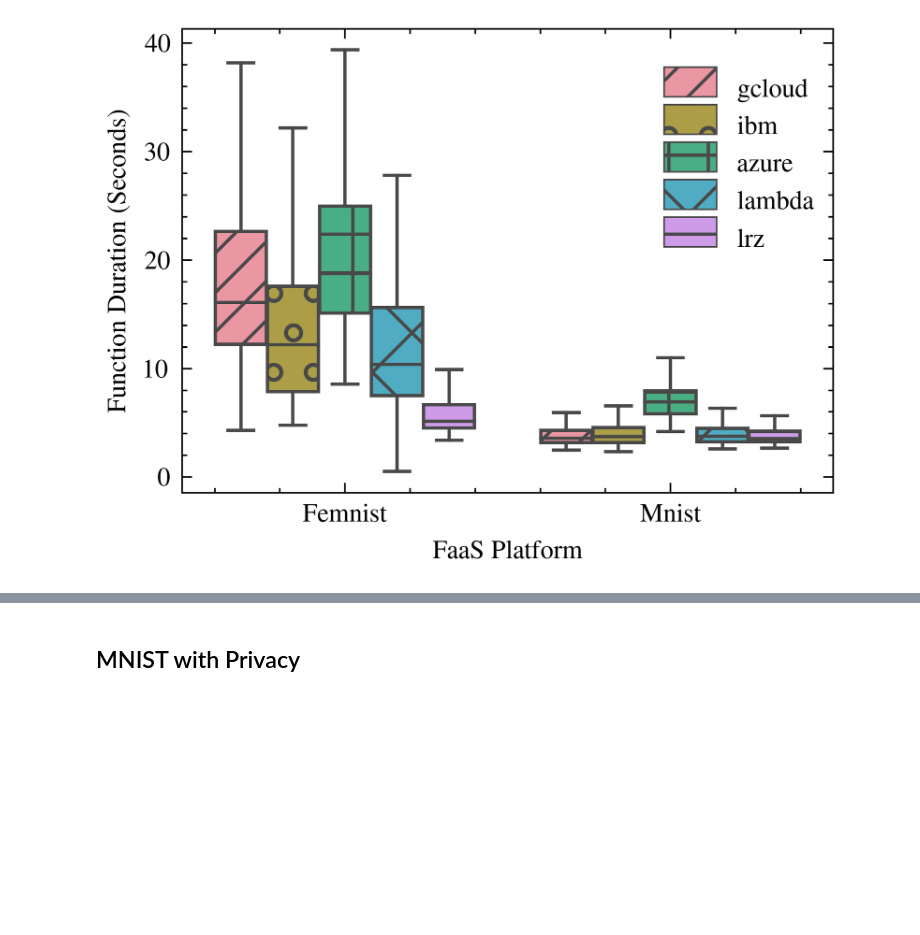
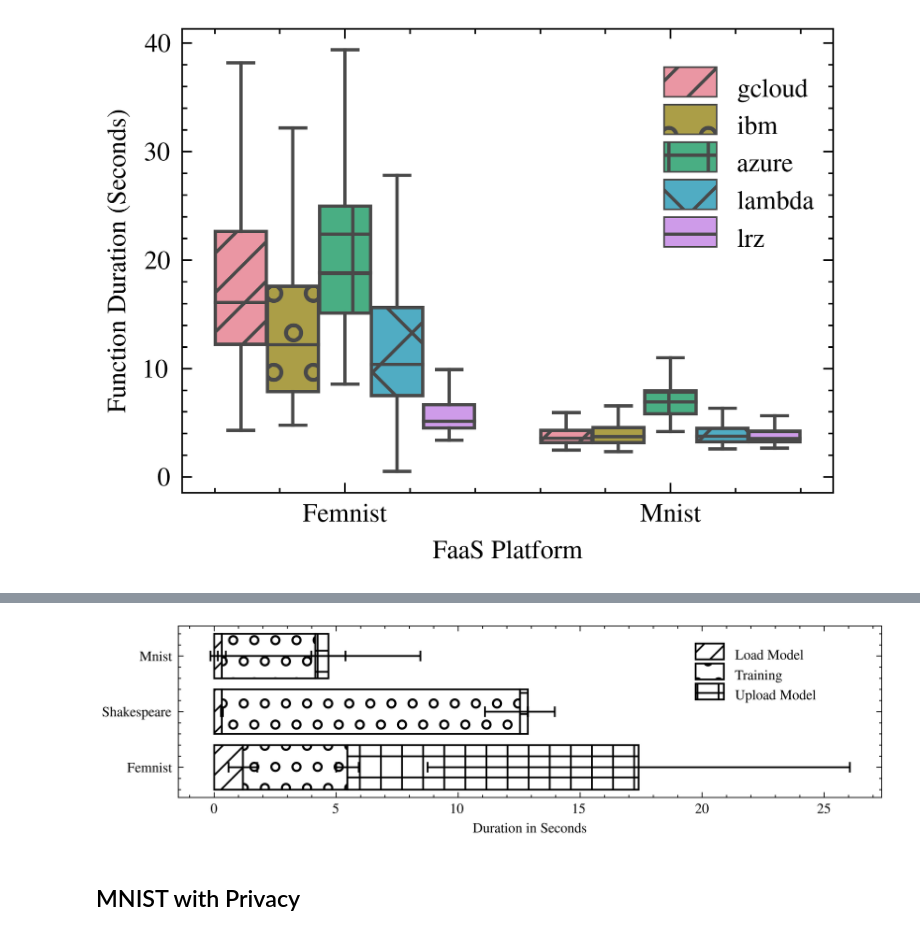
Before and after one commit to Serverless-Federated-Learning/FedLesScan, a Jupyter notebook: experiments/fedless-analysis.ipynb, the cells around one changed output, grey strips where cells are left out. Saved outputs shown, nothing was run; the diff lists cells and outputs as text; code cells hidden in the pictures; blank space fills up the shorter version.

Commit message:
plot update

```diff
--- a/experiments/fedless-analysis.ipynb
+++ b/experiments/fedless-analysis.ipynb
@@ -31,5 +31,6 @@ plt.style.use(['science', 'bright', 'ieee'])
 # %%
 flower_df = process_flower_logs(FLOWER_LOGS_DIR)
 fedkeeper_df, fedkeeper_clients_df = read_fedless_logs(f"{ROOT_OUT_DIR}/fedkeeper*-*-*-*-*-*-*")
-fedless_df, fedless_clients_df = read_fedless_logs(f"{ROOT_OUT_DIR}/fedless-[!d]*-*-*-*-*-*", ignore_dp=True) # [!d] ignores DP experiments
+fedless_df, fedless_clients_df = read_fedless_logs(f"{ROOT_OUT_DIR}/fedless-[!df]*-*-*-*-*-*", ignore_dp=True) # [!d] ignores DP experiments
 fedless_dp_df, fedless_dp_clients_df = read_fedless_logs(f"{ROOT_OUT_DIR}/fedless-dp-*", ignore_dp=False)
+fedless_flower_df, fedless_flower_clients_df = read_fedless_logs(f"{ROOT_OUT_DIR}/fedless-flower-*", ignore_flower=False)
@@ -368,0 +478,78 @@ fig.savefig(PLOT_OUTPUT_DIR / f"fedless-platforms-durations.pdf", bbox_inches ='
+# %%
+df_ = fl_timing_details_df
+
+grouped_df = df_.groupby(["model"]) # "model",
+grouped_mean = grouped_df.mean()
+grouped_std = grouped_df.std()
+grouped_mean_femnist = grouped_mean.loc["femnist"]
+grouped_std_femnist = grouped_std.loc["femnist"]
+grouped_mean_shakespeare = grouped_mean.loc["shakespeare"]
+grouped_std_shakespeare = grouped_std.loc["shakespeare"]
+grouped_mean_mnist = grouped_mean.loc["mnist"]
+grouped_std_mnist = grouped_std.loc["mnist"]
+
+
+plt.clf()
+fig, ax = plt.subplots(figsize=(7.167, 7.167 / 4)) #, figsize=(12, 10))# plot bars
+
+y = np.arange(0, len(grouped_df))
+
+left_fm, left_sh, left_mn = None, None, None
+events = ["load-model", "training", "store-model"]
+event_names = ["Load Model", "Training", "Upload Model"]
+colors = ["tab:blue", "tab:green", "tab:red", "tab:purple", "tab:orange"]
+hatches = itertools.cycle(['//', 'o', '+', 'x', '-', '.', 'x', '\\', '', '', 'O', '.'])
+for event, event_name, color in zip(events, event_names, colors):
+    hatch = next(hatches)
+    vals_fm = grouped_mean_femnist[event]
+    ax.barh(
+        y=0,
+        width=vals_fm,
+        xerr=grouped_std_femnist[event],
+        label=event_name,
+        left=left_fm,
+        color=color,
+        hatch=hatch,
+        fill=False,
+        capsize=3.0
+    )
+    left_fm = left_fm or 0
+    left_fm += vals_fm
+
+    vals_sh = grouped_mean_shakespeare[event]
+    ax.barh(
+        y=1,
+        width=vals_sh,
+        xerr=grouped_std_shakespeare[event],
+        left=left_sh,
+        color=color,
+        hatch=hatch,
+        fill=False,
+        capsize=3.0
+    )
+    left_sh = left_sh or 0
+    left_sh += vals_sh
+
+    vals_mn = grouped_mean_mnist[event]
+    ax.barh(
+        y=2,
+        width=vals_mn,
+        xerr=grouped_std_mnist[event],
+        left=left_mn,
+        color=color,
+        hatch=hatch,
+        fill=False,
+        capsize=3.0
+    )
+    left_mn = left_mn or 0
+    left_mn += vals_mn
+
+ax.set_yticks([0, 1, 2])
+ax.set_yticklabels(["Femnist", "Shakespeare", "Mnist"])
+ax.set_xscale('linear')
+ax.set_xlabel('Duration in Seconds')
+leg = fig.legend(loc=(0.75, 0.6))
+for patch in leg.get_patches():
+    patch.set_height(9)
+fig.savefig(PLOT_OUTPUT_DIR / f"fedless-gcloud-timings.pdf" ,bbox_inches = 'tight',pad_inches = 0,  dpi=300)
+# %% [output]
@@ -369,3 +557,4 @@ fig.savefig(PLOT_OUTPUT_DIR / f"fedless-platforms-durations.pdf", bbox_inches ='
+[figure, added]
 # %% [markdown]
 ## MNIST with Privacy
 # %%
```
Also changed, not shown: parts of 11 cells of this notebook, 1 other file.
